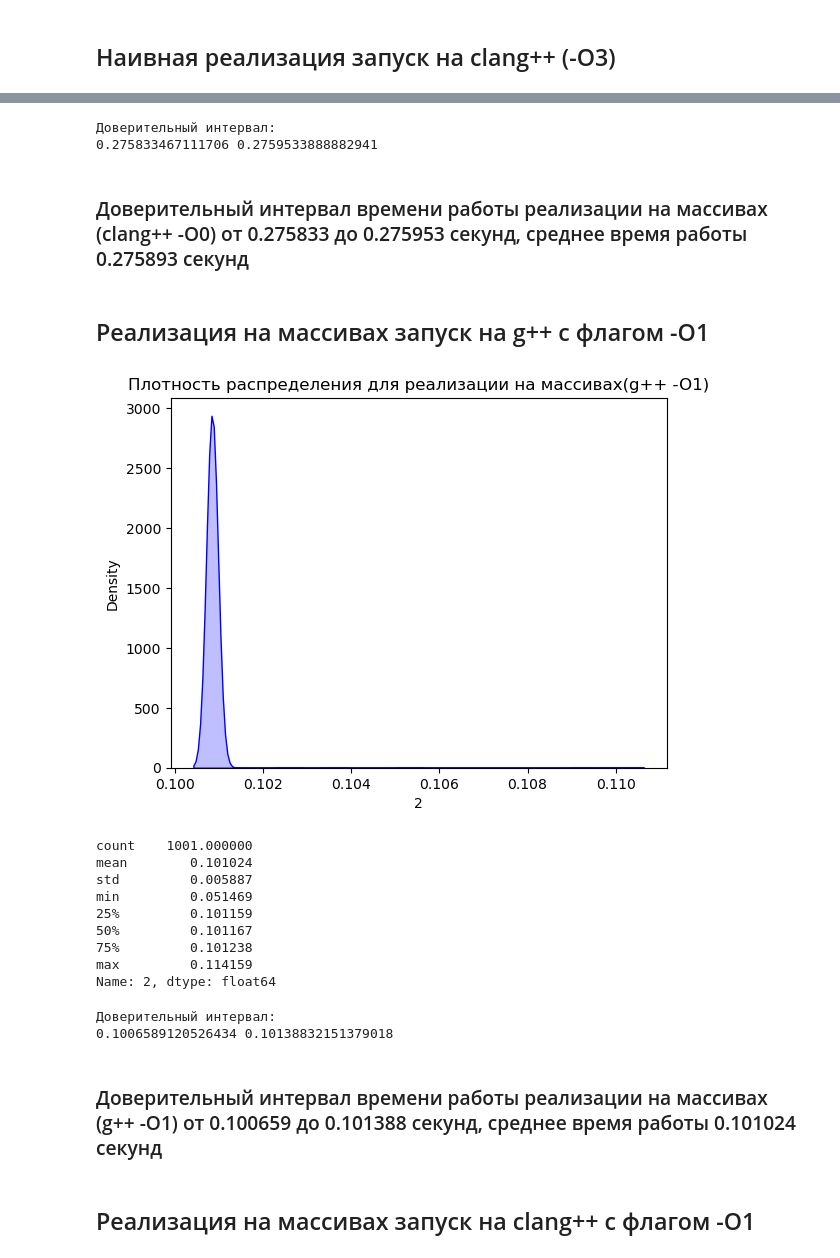
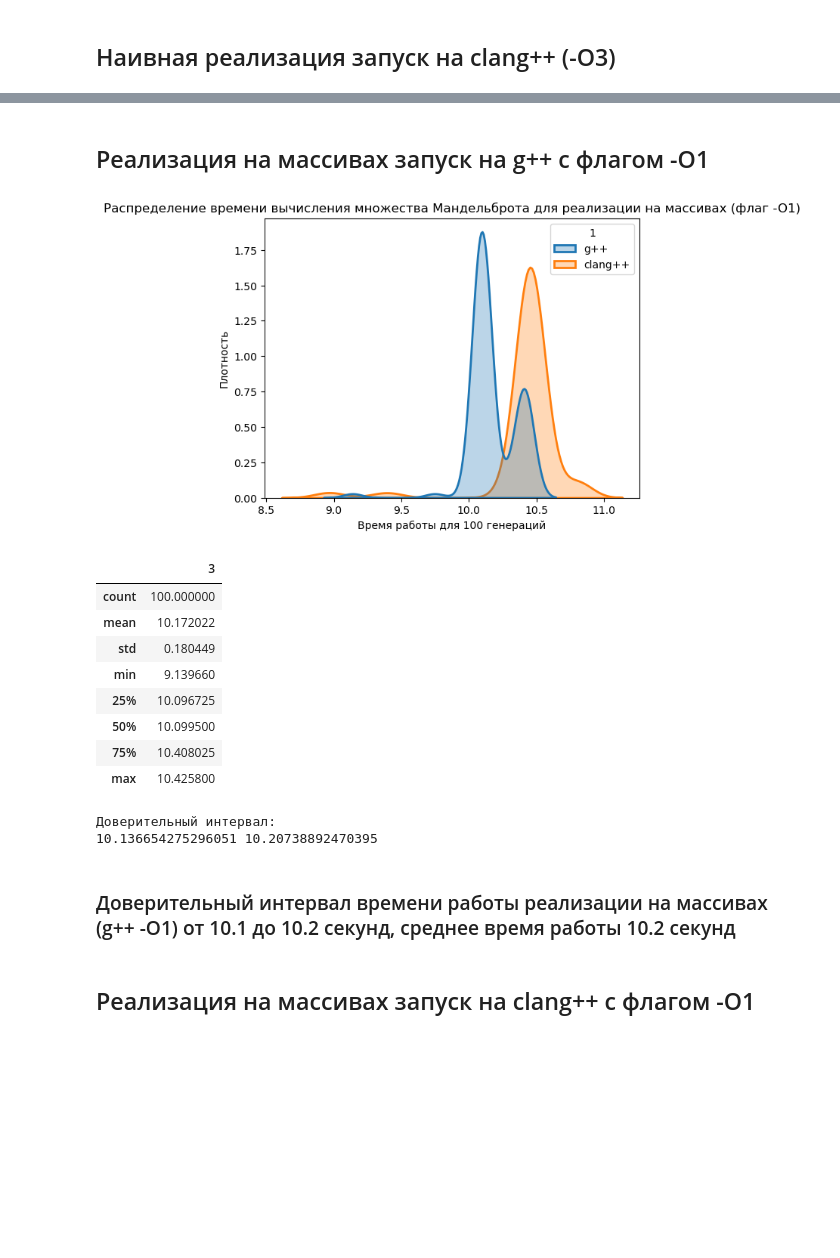
Before and after one commit to margocat57/Mandelbrot, a Jupyter notebook: analys.ipynb, the cells around one changed output, grey strips where cells are left out. Cells and saved outputs as stored; diff of their text form; code cells hidden in the pictures; blank space fills up the shorter version.

```diff
--- a/analys.ipynb
+++ b/analys.ipynb
@@ -93,5 +3,7 @@ print(lower, upper)
 # %% [markdown]
 ## Наивная реализация запуск на g++ (-O1)
 # %%
-df1 = pd.read_csv("results/results_v1_O1.csv", header=None, sep=";")
+import pandas as pd
+
+df = pd.read_csv("results.csv", header=None, sep=";")
 # %%
@@ -403,20 +308,2 @@ Name: 2, dtype: float64
-# %%
-mean = np.mean(subset2_0_c)
-std = np.std(subset2_0_c, ddof=1)
-n = len(subset2_0_c)
-
-alpha = 0.05
-z = norm.ppf(1 - alpha/2)
-
-lower = mean - z * std / np.sqrt(n)
-upper = mean + z * std / np.sqrt(n)
-
-print("Доверительный интервал:")
-print(lower, upper)
-# %% [output]
-Доверительный интервал:
-0.275833467111706 0.2759533888882941
-# %% [markdown]
-### Доверительный интервал времени работы реализации на массивах (clang++ -O0) от 0.275833 до 0.275953 секунд, среднее время работы 0.275893 секунд
 # %% [markdown]
 ## Реализация на массивах запуск на g++ с флагом -O1
@@ -425,27 +310,47 @@ df5 = pd.read_csv("results/results_v2_O1.csv", header=None, sep=";")
 # %%
-subset2_1_g = df5[df5.iloc[:, 1] == "g++"].iloc[:, 2]
+filtered = df[
+    (df.iloc[:,0] == "mandelbrot2") &
+    (df.iloc[:,2] == "O1") &
+    (df.iloc[:,1].isin(["clang++", "g++"]))
+]
 
-sns.kdeplot(subset2_1_g, fill=True, color="blue")
-plt.title("Плотность распределения для реализации на массивах(g++ -O1)")
+sns.kdeplot(
+    data=filtered,
+    x=filtered.iloc[:,3],
+    hue=filtered.iloc[:,1],
+    fill=True,
+    alpha=0.3,
+    linewidth=2
+)
+
+plt.xlabel("Время работы для 100 генераций")
+plt.ylabel("Плотность")
+plt.title("Распределение времени вычисления множества Мандельброта для реализации на массивах (флаг -O1)")
 plt.show()
 # %% [output]
-[figure, old version]
+[figure, new version]
 # %%
+subset2_1_g = df[
+    (df.iloc[:,0] == "mandelbrot2") &
+    (df.iloc[:,2] == "O1") &
+    (df.iloc[:,1] == "g++" )
+]
+
 subset2_1_g.describe()
 # %% [output]
-count    1001.000000
-mean        0.101024
-std         0.005887
-min         0.051469
-25%         0.101159
-50%         0.101167
-75%         0.101238
-max         0.114159
-Name: 2, dtype: float64
+|  | 3 |
+| count | 100.000000 |
+| mean | 10.172022 |
+| std | 0.180449 |
+| min | 9.139660 |
+| 25% | 10.096725 |
+| 50% | 10.099500 |
+| 75% | 10.408025 |
+| max | 10.425800 |
 # %%
-mean = np.mean(subset2_1_g)
-std = np.std(subset2_1_g, ddof=1)
-n = len(subset2_1_g)
+mean = np.mean(subset2_1_g.iloc[:,3])
+std = np.std(subset2_1_g.iloc[:,3], ddof=1)
+n = len(subset2_1_g.iloc[:,3])
 
 alpha = 0.05
 z = norm.ppf(1 - alpha/2)
@@ -457,8 +362,8 @@ print("Доверительный интервал:")
 print(lower, upper)
 # %% [output]
 Доверительный интервал:
-0.1006589120526434 0.10138832151379018
+10.136654275296051 10.20738892470395
 # %% [markdown]
-### Доверительный интервал времени работы реализации на массивах (g++ -O1) от 0.100659 до 0.101388 секунд, среднее время работы 0.101024 секунд
+### Доверительный интервал времени работы реализации на массивах (g++ -O1) от 10.1 до 10.2 секунд, среднее время работы 10.2 секунд
 # %% [markdown]
 ## Реализация на массивах запуск на clang++ с флагом -O1
```
Also changed, not shown: parts of 110 cells of this notebook, 23 other files.
